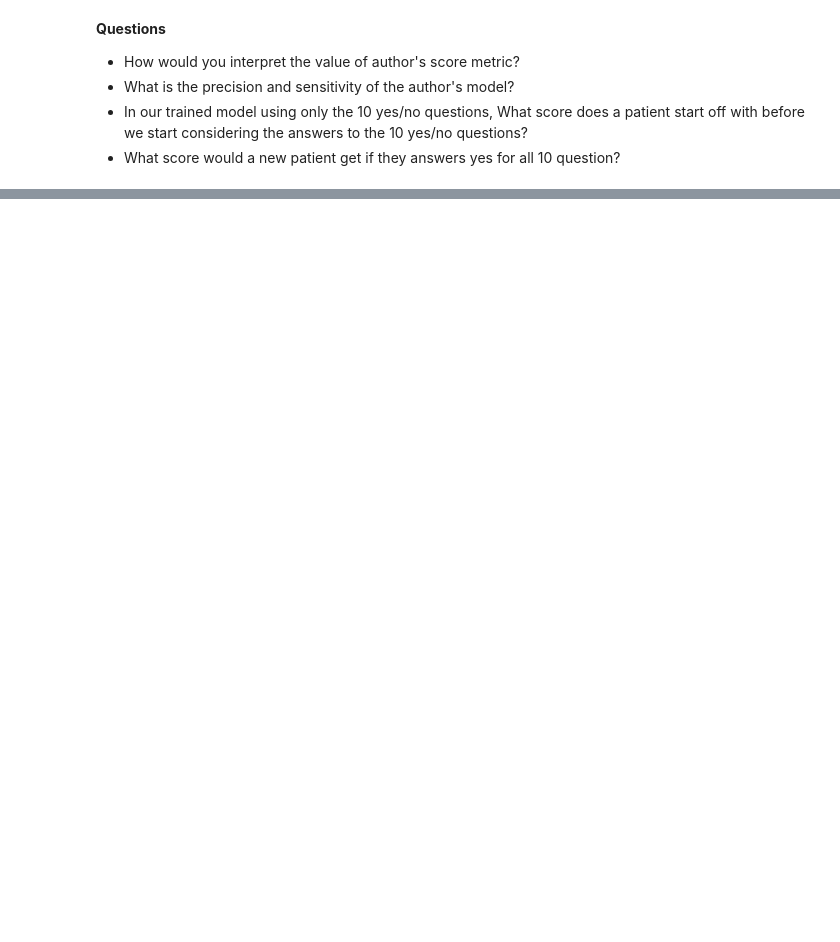
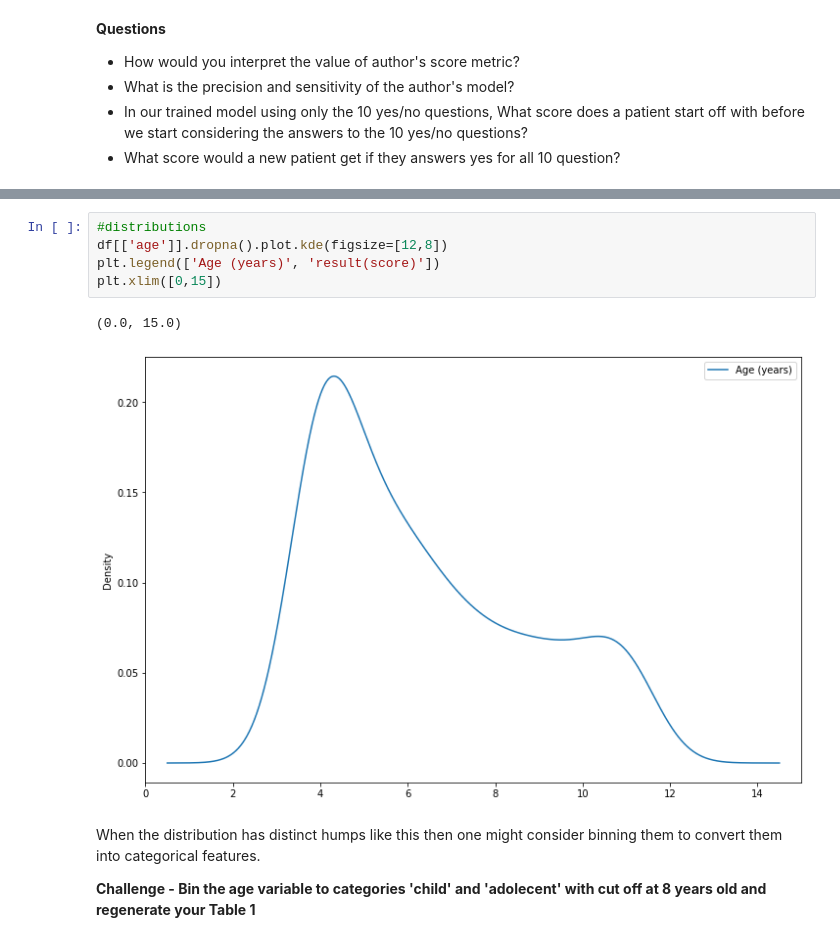
Before and after one commit to bigbioinformatics/Biomedical-ML-with-Python, a Jupyter notebook: Module_5/Module_5.ipynb, the cells around one changed output, grey strips where cells are left out. Saved outputs shown, nothing was run; the diff lists cells and outputs as text; blank space fills up the shorter version.

```diff
--- a/Module_5/Module_5.ipynb
+++ b/Module_5/Module_5.ipynb
@@ -60,0 +526,12 @@ Formatting, treat missing, transformations, feature selection -> Tidy data
+# %%
+#distributions
+df[['age']].dropna().plot.kde(figsize=[12,8])
+plt.legend(['Age (years)', 'result(score)'])
+plt.xlim([0,15])
+# %% [output]
+(0.0, 15.0)
+[figure, added]
+# %% [markdown]
+When the distribution has distinct humps like this then one might consider binning them to convert them into categorical features.
+
+**Challenge - Bin the age variable to categories 'child' and 'adolecent' with cut off at 8 years old and regenerate your Table 1**
```
Also changed, not shown: parts of 55 cells of this notebook, 2 other files.
